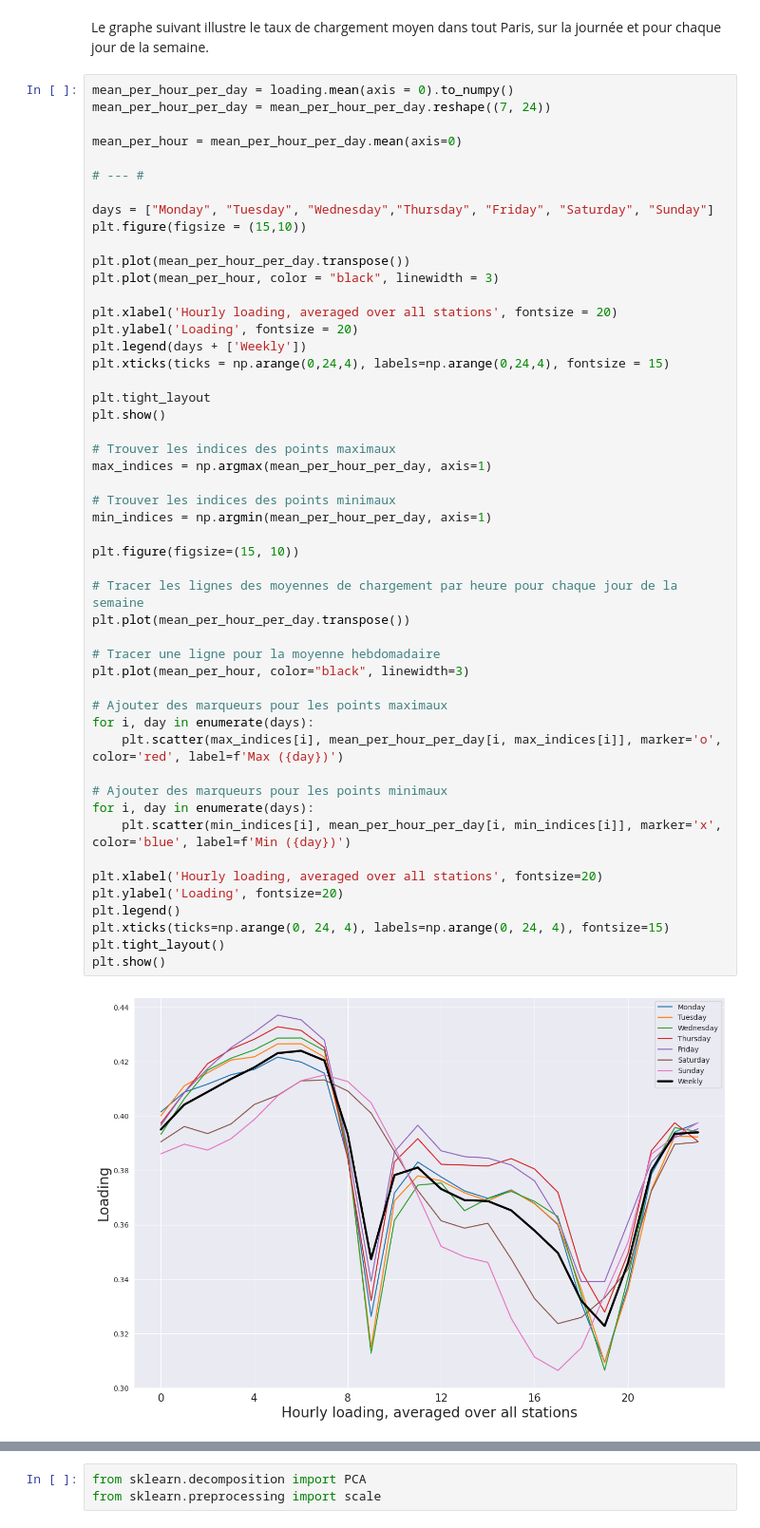
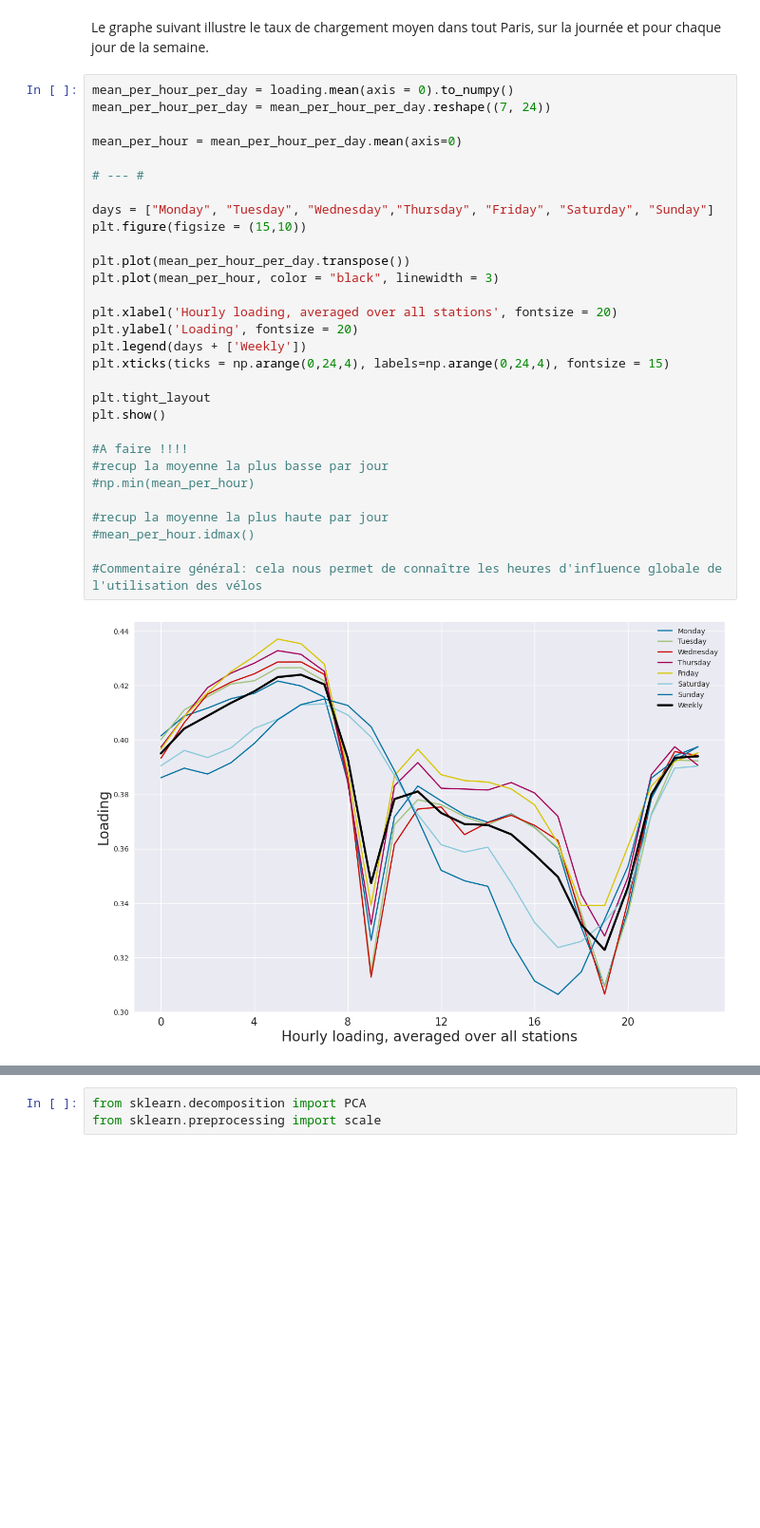
Before and after one commit to Paulod82/Velib, a Jupyter notebook: projet_analyse_d.ipynb, the cells around one changed output, grey strips where cells are left out. Shown at 95% size. Cells and saved outputs as stored; diff of their text form; blank space fills up the shorter version.

```diff
--- a/projet_analyse_d.ipynb
+++ b/projet_analyse_d.ipynb
@@ -215,52 +218,32 @@ Le graphe suivant illustre le taux de chargement moyen dans tout Paris, sur la j
 # %%
 mean_per_hour_per_day = loading.mean(axis = 0).to_numpy()
 mean_per_hour_per_day = mean_per_hour_per_day.reshape((7, 24))
 
 mean_per_hour = mean_per_hour_per_day.mean(axis=0)
 
 # --- #
 
 days = ["Monday", "Tuesday", "Wednesday","Thursday", "Friday", "Saturday", "Sunday"]
 plt.figure(figsize = (15,10))
 
 plt.plot(mean_per_hour_per_day.transpose())
 plt.plot(mean_per_hour, color = "black", linewidth = 3)
 
 plt.xlabel('Hourly loading, averaged over all stations', fontsize = 20)
 plt.ylabel('Loading', fontsize = 20)
 plt.legend(days + ['Weekly'])
 plt.xticks(ticks = np.arange(0,24,4), labels=np.arange(0,24,4), fontsize = 15)
 
 plt.tight_layout
 plt.show()
 
-# Trouver les indices des points maximaux
-max_indices = np.argmax(mean_per_hour_per_day, axis=1)
+#A faire !!!!
+#recup la moyenne la plus basse par jour
+#np.min(mean_per_hour)
 
-# Trouver les indices des points minimaux
-min_indices = np.argmin(mean_per_hour_per_day, axis=1)
+#recup la moyenne la plus haute par jour
+#mean_per_hour.idmax()
 
-plt.figure(figsize=(15, 10))
-
-# Tracer les lignes des moyennes de chargement par heure pour chaque jour de la semaine
-plt.plot(mean_per_hour_per_day.transpose())
-
-# Tracer une ligne pour la moyenne hebdomadaire
-plt.plot(mean_per_hour, color="black", linewidth=3)
-
-# Ajouter des marqueurs pour les points maximaux
-for i, day in enumerate(days):
-    plt.scatter(max_indices[i], mean_per_hour_per_day[i, max_indices[i]], marker='o', color='red', label=f'Max ({day})')
-
-# Ajouter des marqueurs pour les points minimaux
-for i, day in enumerate(days):
-    plt.scatter(min_indices[i], mean_per_hour_per_day[i, min_indices[i]], marker='x', color='blue', label=f'Min ({day})')
-
-plt.xlabel('Hourly loading, averaged over all stations', fontsize=20)
-plt.ylabel('Loading', fontsize=20)
-plt.legend()
-plt.xticks(ticks=np.arange(0, 24, 4), labels=np.arange(0, 24, 4), fontsize=15)
-plt.tight_layout()
-plt.show()
+#Commentaire général: cela nous permet de connaître les heures d'influence globale de l'utilisation des vélos
 # %% [output]
-[figure, old version]
+[figure, new version]
```
Also changed, not shown: parts of 100 cells of this notebook.
